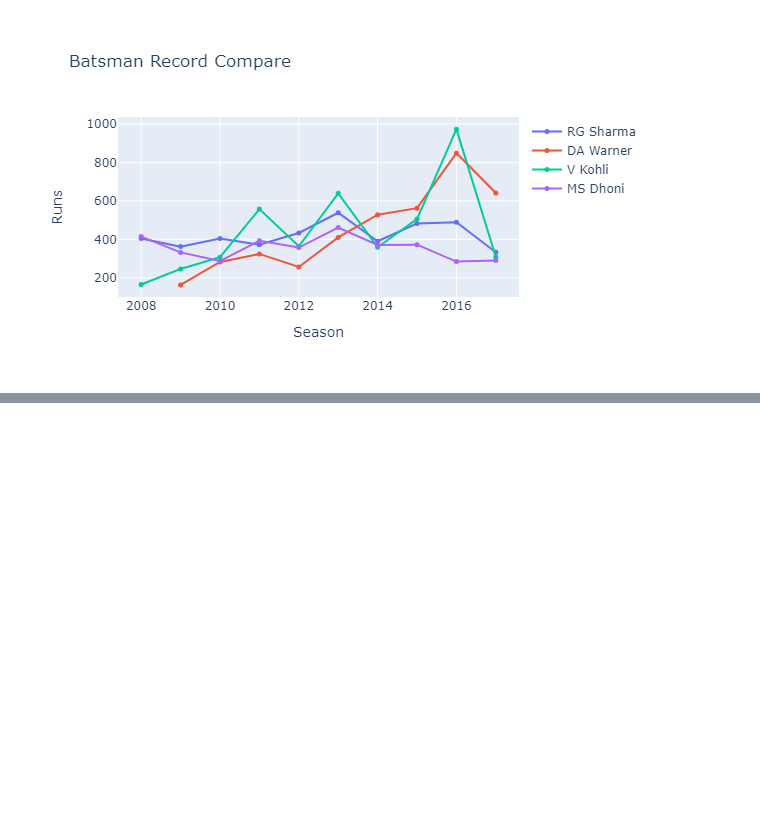
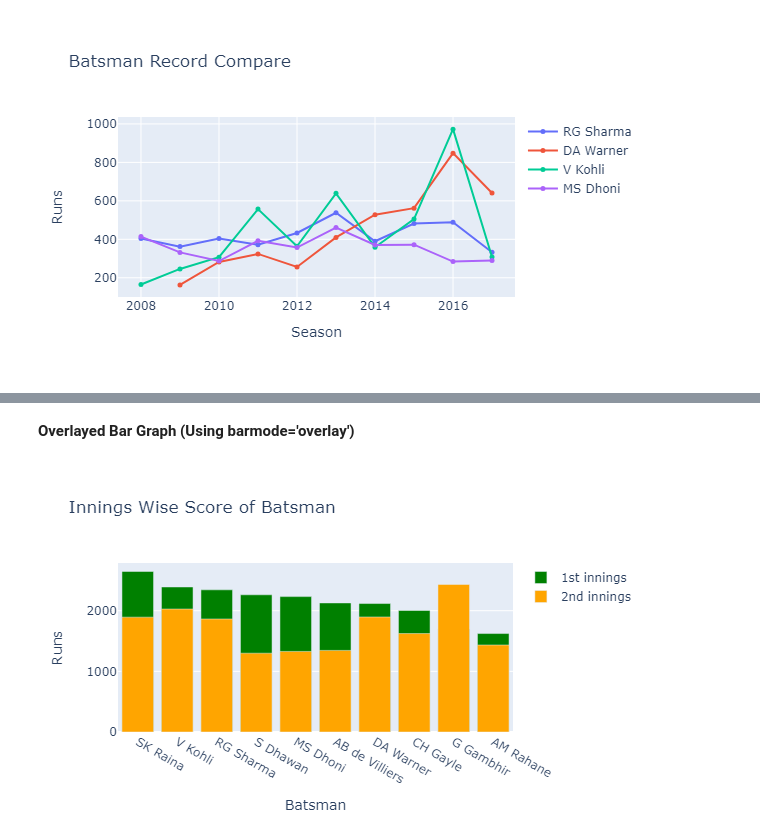
Before and after one commit to akashpagi/PLOTLY-GRAPHING-LIBRARY-FOR-DATA-SCIENCE, a Jupyter notebook: SESSION 24.2 - PLOTLY GRAPH OBJECT.ipynb, the cells around one changed output, grey strips where cells are left out. Saved outputs shown, nothing was run; the diff lists cells and outputs as text; code cells hidden in the pictures; blank space fills up the shorter version.

```diff
--- a/SESSION 24.2 - PLOTLY GRAPH OBJECT.ipynb
+++ b/SESSION 24.2 - PLOTLY GRAPH OBJECT.ipynb
@@ -267,0 +332,19 @@ batsman('RG Sharma','DA Warner','V Kohli','MS Dhoni')
+# %%
+in_df = ipl.groupby(['batsman', 'inning'])['batsman_runs'].sum().sort_values(ascending=False).reset_index()
+
+# boolean masking
+first_inning = in_df['inning'] == 1
+second_inning = in_df['inning'] == 2
+
+one = in_df[first_inning]
+two = in_df[second_inning]
+
+# Use inplace=True for renaming
+one.rename(columns={'batsman_runs': '1st Innings'}, inplace=True)
+two.rename(columns={'batsman_runs': '2nd Innings'}, inplace=True)
+
+# Use the 'on' parameter for merging on 'batsman'
+final = one.merge(two, on='batsman')[['batsman', '1st Innings', '2nd Innings']].head(10)
+
+#final = final.sort_values(by=['batsman', '1st Innings', '2nd Innings'])
+final
@@ -267,0 +372,20 @@ batsman('RG Sharma','DA Warner','V Kohli','MS Dhoni')
+# %% [markdown]
+**Overlayed Bar Graph (Using barmode='overlay')**
+# %%
+# Bar graph plotting
+trace1 = go.Bar(x=final['batsman'],y=final['1st Innings'],
+                name='1st innings',marker={'color':'green'})
+trace2 = go.Bar(x=final['batsman'],y=final['2nd Innings'],
+                name='2nd innings',marker={'color':'orange'})
+
+data = [trace1, trace2]
+
+# Overlayed Bar Graph
+layout = go.Layout(title='Innings Wise Score of Batsman',
+                   xaxis={'title':'Batsman'},
+                   yaxis={'title':'Runs'},barmode='overlay')
+
+fig = go.Figure(data=data, layout=layout)
+fig.show()
+# %% [output]
+[figure, added]
```
Also changed, not shown: parts of 17 cells of this notebook.
